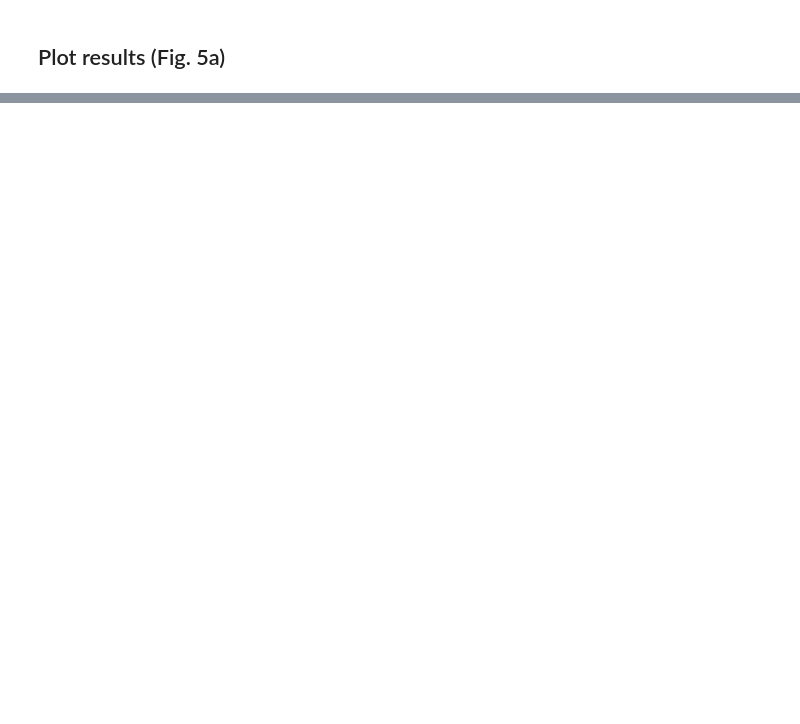
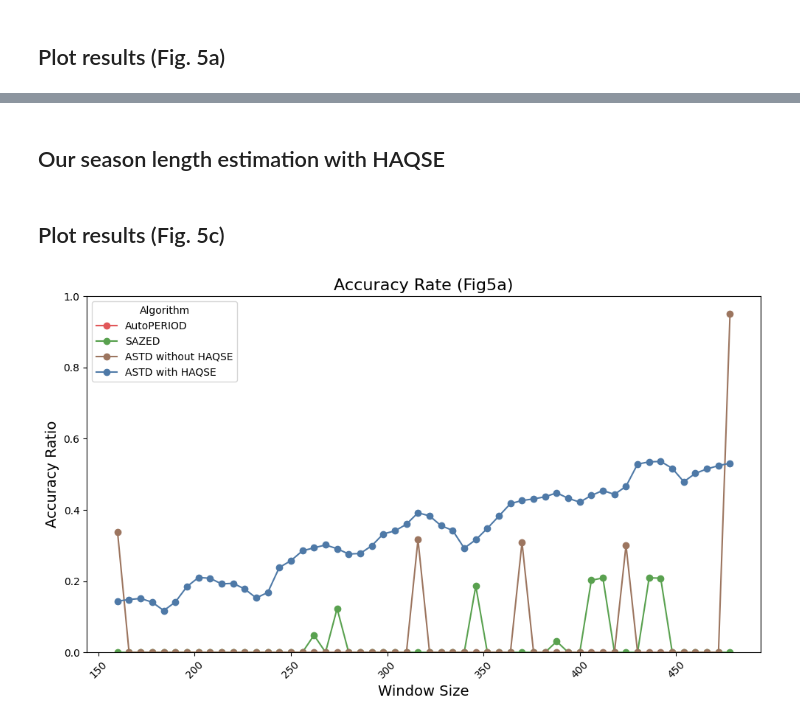
Before and after one commit to thanapol2/ASTD_ECMLPKDD, a Jupyter notebook: evaluation/01_synthetic_datasets/01_syn_accuracy_rate.ipynb, the cells around one changed output, grey strips where cells are left out. Drawn from its saved outputs; the diff is of its cells as text; code cells hidden in the pictures; blank space fills up the shorter version.

```diff
--- a/evaluation/01_synthetic_datasets/01_syn_accuracy_rate.ipynb
+++ b/evaluation/01_synthetic_datasets/01_syn_accuracy_rate.ipynb
@@ -126,0 +223,20 @@ plt.show()
+# %%
+pbar = tqdm(total=(len(answer_lists)*len(window_sizes)))
+for window_size in window_sizes:
+    tp_count = 0
+    iteration = 0
+    for dataset, answer_season_length in zip(datasets, answer_lists):
+        for idx in range(len(dataset) - window_size + 1):
+            sliding_window = dataset[idx: window_size + idx]
+            SLE_result = period.autoperiod(sliding_window)
+
+            if SLE_result == answer_season_length[window_size + idx - 1]:
+                tp_count = tp_count + 1
+            iteration = iteration + 1
+        pbar.update(1)
+    accuracy_rate = tp_count/iteration
+    results_syn3.append({'algorithm': 'AutoPERIOD',
+                    'window_size': window_size,
+                    'accuracy_rate': accuracy_rate})
+
+pbar.close()
@@ -126,0 +323,2 @@ plt.show()
+# %% [markdown]
+## Our season length estimation with HAQSE
@@ -126,0 +375,25 @@ plt.show()
+# %% [markdown]
+## Plot results (Fig. 5c)
+# %%
+df = pd.DataFrame(results_syn3)
+# display(df)
+
+algorithms = ['AutoPERIOD','SAZED','ASTD without HAQSE' ,'ASTD with HAQSE']
+colors = ['#E15759', '#59A14F', '#9C755F', '#4E79A7']
+plt.figure(figsize=(10, 6))
+
+for algorithm, color in zip(algorithms, colors):
+    subset = df[df['algorithm'] == algorithm]
+    plt.plot(subset['window_size'], subset['accuracy_rate'], marker='o', linestyle='-',
+             color=color, label=algorithm)
+
+plt.title('Accuracy Rate (Fig5a)', fontsize=16)
+plt.xlabel('Window Size', fontsize=14)
+plt.ylabel('Accuracy Ratio', fontsize=14)
+plt.xticks(rotation=45)
+plt.ylim(0, 1)
+plt.legend(title='Algorithm')
+plt.tight_layout()
+plt.show()
+# %% [output]
+[figure, added]
```
Also changed, not shown: parts of 19 cells of this notebook, 2 other files.
